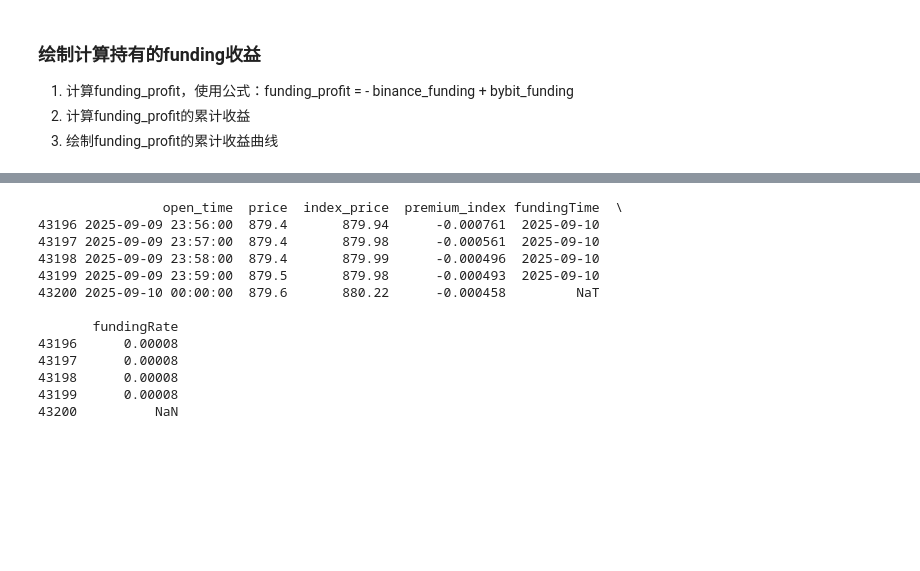
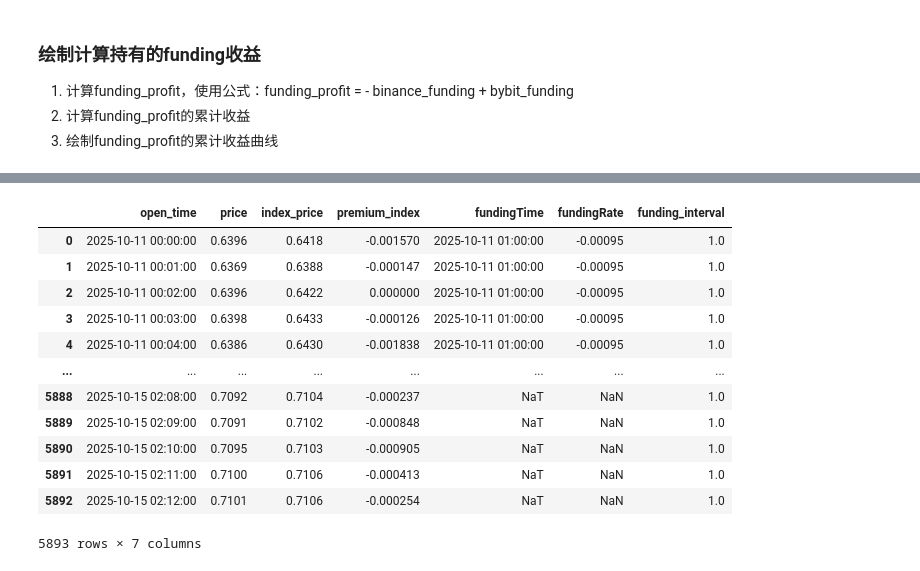
Before and after one commit to xb1002/fundingDataFetcher, a Jupyter notebook: analysis.ipynb, the cells around one changed output, grey strips where cells are left out. Saved outputs shown, nothing was run; the diff lists cells and outputs as text; code cells hidden in the pictures; blank space fills up the shorter version.

```diff
--- a/analysis.ipynb
+++ b/analysis.ipynb
@@ -117,29 +165,31 @@ print(binance_merged_df.tail())
 # %%
 bybit_merged_df = bybit_price_data_df.merge(bybit_index_data_df, on="open_time").merge(bybit_premium_data_df, on="open_time")
 # 先将open_time转换为datetime类型，并按时间排序
 bybit_merged_df["open_time"] = pd.to_datetime(bybit_merged_df["open_time"], unit='ms')
 bybit_merged_df = bybit_merged_df.sort_values("open_time")
 # 合并资金费率文件
 bybit_funding_data_df["fundingTime"] = pd.to_datetime(bybit_funding_data_df["fundingTime"])
 bybit_merged_df = bybit_merged_df.merge(bybit_funding_data_df, left_on="open_time", right_on="fundingTime", how="left")
 # 将fundingTime与fundingRate列向上移动1行
 bybit_merged_df["fundingTime"] = bybit_merged_df["fundingTime"].shift(-1)
 bybit_merged_df["fundingRate"] = bybit_merged_df["fundingRate"].shift(-1)
 # 使用下一行的fundingTime与fundingRate填充当前行的NaN值，向后填充
 bybit_merged_df["fundingTime"] = bybit_merged_df["fundingTime"].bfill()
 bybit_merged_df["fundingRate"] = bybit_merged_df["fundingRate"].bfill()
-print(bybit_merged_df.tail())
+# 向前填充interval
+bybit_merged_df["funding_interval"] = bybit_merged_df["funding_interval"].ffill()
+bybit_merged_df
 # %% [output]
+|  | open_time | price | index_price | premium_index | fundingTime | fundingRate | funding_interval |
+| 0 | 2025-10-11 00:00:00 | 0.6396 | 0.6418 | -0.001570 | 2025-10-11 01:00:00 | -0.00095 | 1.0 |
+| 1 | 2025-10-11 00:01:00 | 0.6369 | 0.6388 | -0.000147 | 2025-10-11 01:00:00 | -0.00095 | 1.0 |
+| 2 | 2025-10-11 00:02:00 | 0.6396 | 0.6422 | 0.000000 | 2025-10-11 01:00:00 | -0.00095 | 1.0 |
+| 3 | 2025-10-11 00:03:00 | 0.6398 | 0.6433 | -0.000126 | 2025-10-11 01:00:00 | -0.00095 | 1.0 |
+| 4 | 2025-10-11 00:04:00 | 0.6386 | 0.6430 | -0.001838 | 2025-10-11 01:00:00 | -0.00095 | 1.0 |
+| ... | ... | ... | ... | ... | ... | ... | ... |
+| 5888 | 2025-10-15 02:08:00 | 0.7092 | 0.7104 | -0.000237 | NaT | NaN | 1.0 |
+| 5889 | 2025-10-15 02:09:00 | 0.7091 | 0.7102 | -0.000848 | NaT | NaN | 1.0 |
+| 5890 | 2025-10-15 02:10:00 | 0.7095 | 0.7103 | -0.000905 | NaT | NaN | 1.0 |
+| 5891 | 2025-10-15 02:11:00 | 0.7100 | 0.7106 | -0.000413 | NaT | NaN | 1.0 |
+| 5892 | 2025-10-15 02:12:00 | 0.7101 | 0.7106 | -0.000254 | NaT | NaN | 1.0 |
-                open_time  price  index_price  premium_index fundingTime  \
-43196 2025-09-09 23:56:00  879.4       879.94      -0.000761  2025-09-10
-43197 2025-09-09 23:57:00  879.4       879.98      -0.000561  2025-09-10
-43198 2025-09-09 23:58:00  879.4       879.99      -0.000496  2025-09-10
-43199 2025-09-09 23:59:00  879.5       879.98      -0.000493  2025-09-10
-43200 2025-09-10 00:00:00  879.6       880.22      -0.000458         NaT
-
-       fundingRate
-43196      0.00008
-43197      0.00008
-43198      0.00008
-43199      0.00008
-43200          NaN
+5893 rows × 7 columns
```
Also changed, not shown: parts of 11 cells of this notebook.
